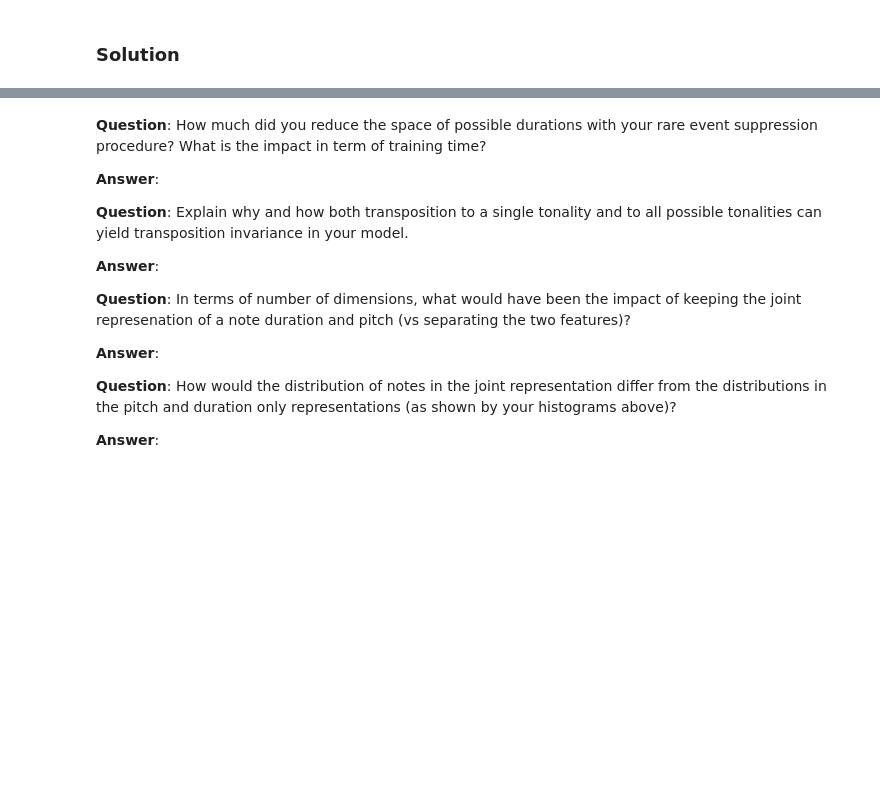
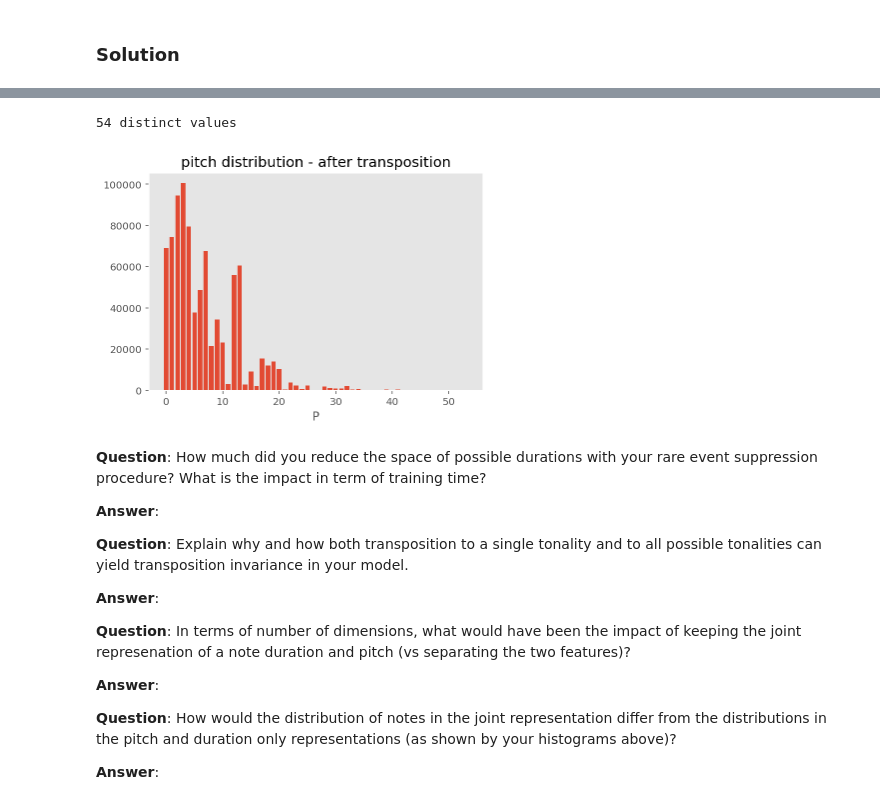
Before and after one commit to adrian-valente/ANN_project1, a Jupyter notebook: miniproject2.ipynb, the cells around one changed output, grey strips where cells are left out. Cells and saved outputs as stored; diff of their text form; code cells hidden in the pictures; blank space fills up the shorter version.

```diff
--- a/miniproject2.ipynb
+++ b/miniproject2.ipynb
@@ -417,3 +505,22 @@ def transposeDataset(dataset):
+# %%
+# get back to original representation
+for label in dataset:
+    translate(dataset[label], decoders)
+
+dataset = transposeDataset(dataset)
+
+# build new decoders
+decoders = buildDecoders(dataset)
+encoders['P'] = buildEncoder(decoders['P'])
+
+# redo tokenization
+for label in dataset:
+    translate(dataset[label], encoders)
+# %%
+plot_histogram(dataset, 'P', 'pitch distribution - after transposition')
+# %% [output]
+54 distinct values
+[figure, added]
 # %% [markdown]
 **Question**: How much did you reduce the space of possible durations with your rare event suppression procedure? What is the impact in term of training time?
 
```
Also changed, not shown: parts of 15 cells of this notebook.
